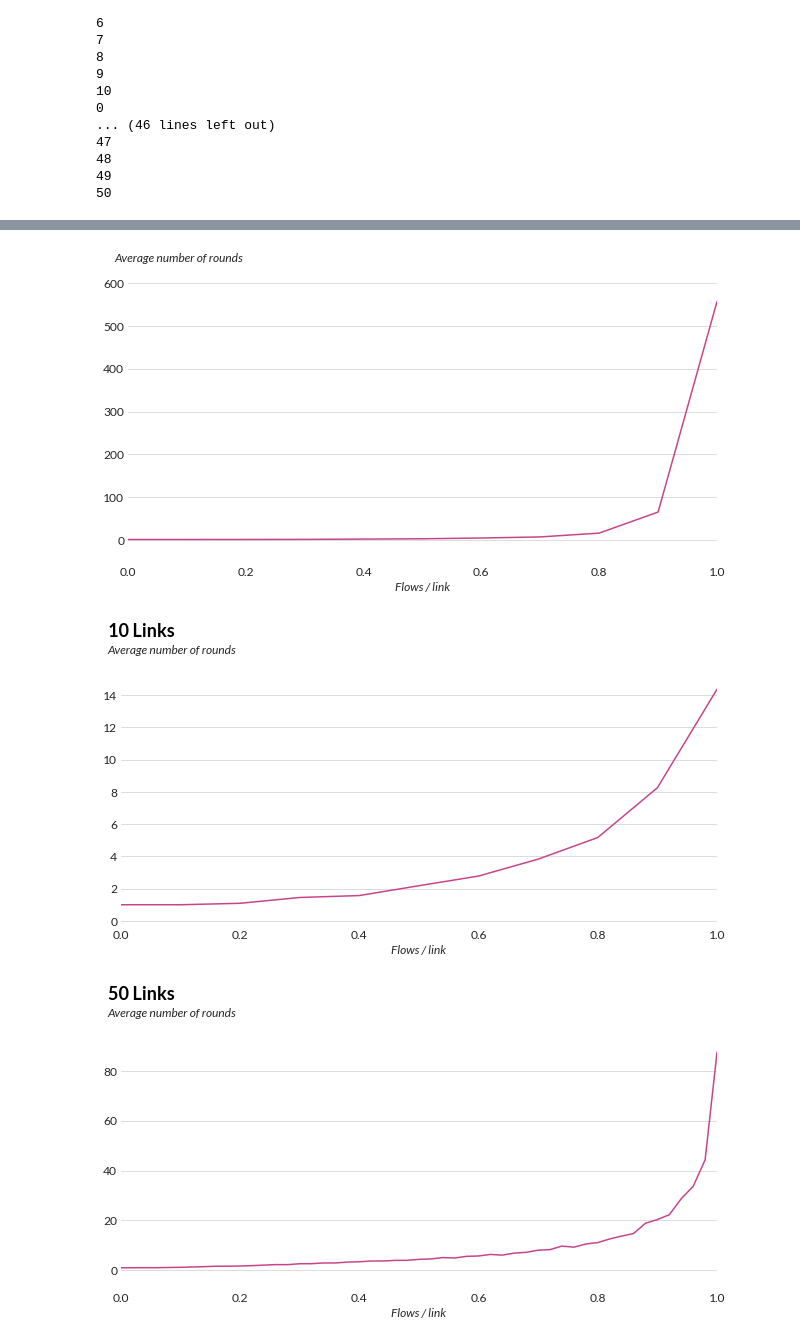
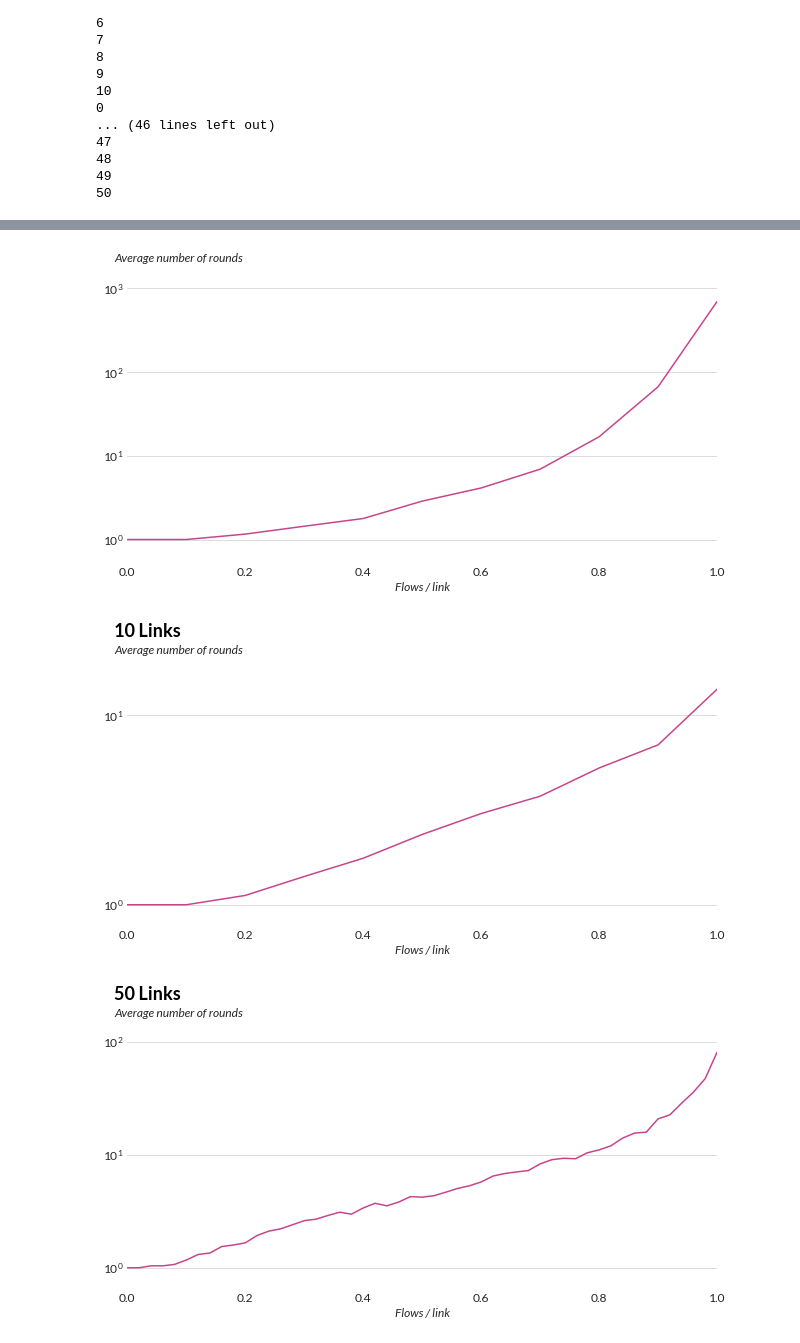
Before and after one commit to brucespang/quals, a Jupyter notebook: Simulation.ipynb, the cells around one changed output, grey strips where cells are left out. Cells and saved outputs as stored; diff of their text form; code cells hidden in the pictures.

```diff
--- a/Simulation.ipynb
+++ b/Simulation.ipynb
@@ -164,18 +164,22 @@ plorts.plot(df[~df.only_excess].groupby(['flows_per_link', 'only_excess'], as_in
                x='flows_per_link', y='runtime', hue='only_excess')
 plt.xlabel("Flows / link")
 plt.ylabel("Average number of rounds")
+plt.yscale('log')
 plorts.style_axis()
+plt.savefig("sim_10_all.png")
 # %% [output]
-[figure, old version]
+[figure, new version]
 # %%
 for num_links,edf in df.groupby('num_links'):
     plt.figure()
     plt.title(f"{num_links} Links")
     plorts.plot(edf[edf.only_excess].groupby(['flows_per_link', 'only_excess'], as_index=False).mean(),
                    x='flows_per_link', y='runtime', hue='only_excess')
     plt.xlabel("Flows / link")
     plt.ylabel("Average number of rounds")
+    plt.yscale('log')
     plorts.style_axis()
+    plt.savefig(f"sim_{num_links}_only_excess.png")
 # %% [output]
-[figure, old version]
+[figure, new version]
-[figure, old version]
+[figure, new version]
```
Also changed, not shown: parts of 5 cells of this notebook, 6 other files.
